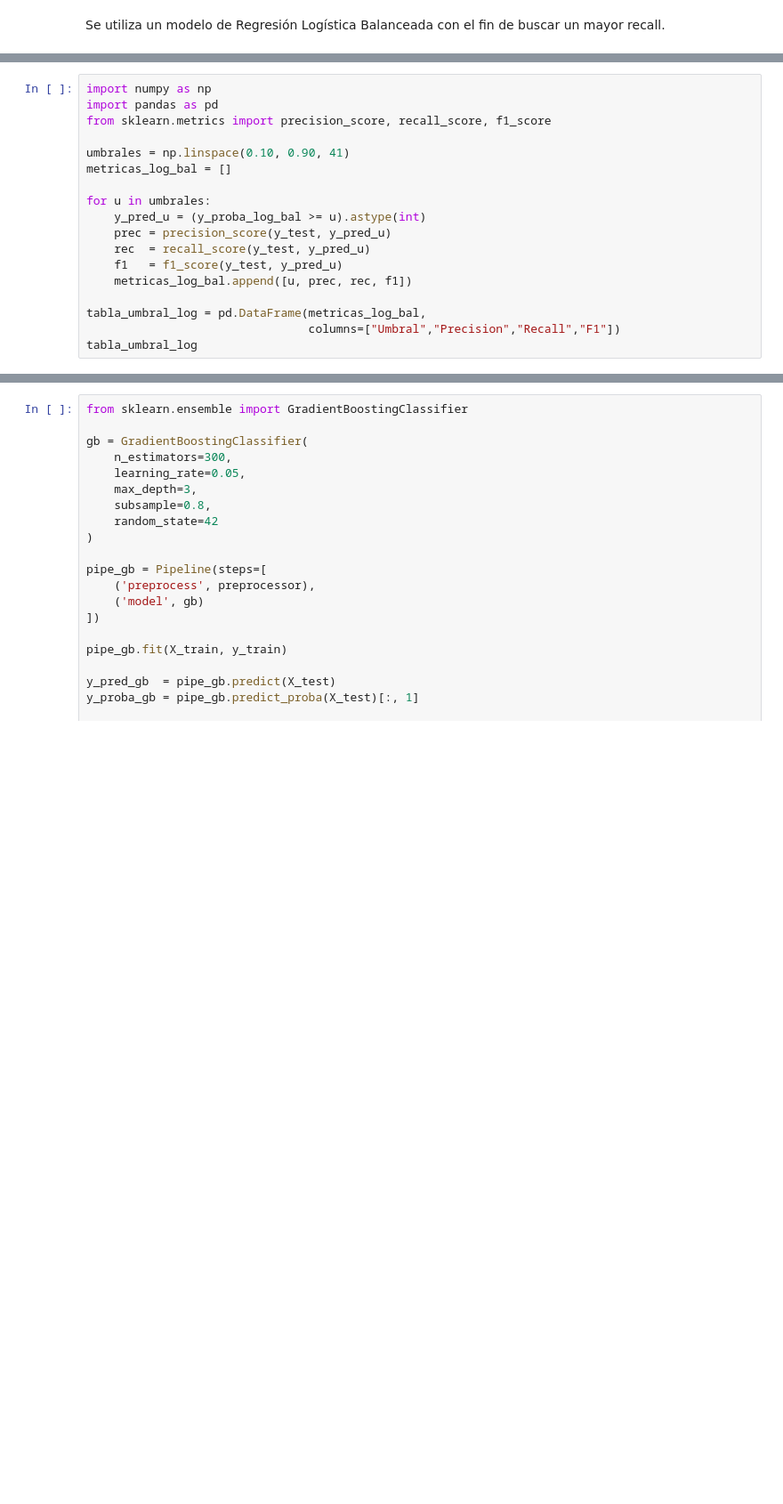
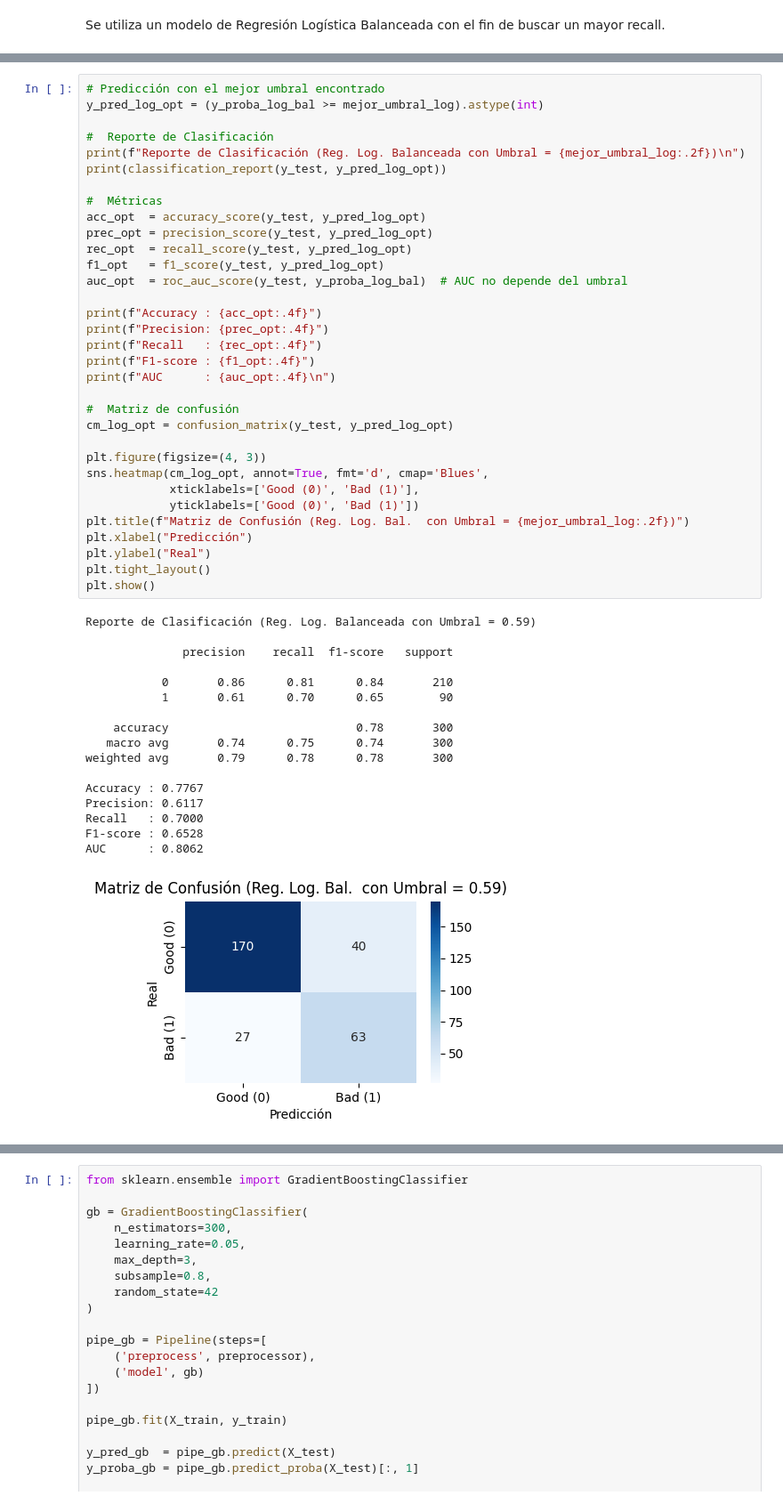
Before and after one commit to davids0064/analisis_datos, a Jupyter notebook: Taller_inova_pre1.ipynb, the cells around one changed output, grey strips where cells are left out. Shown at 89% size. Drawn from its saved outputs; the diff is of its cells as text; blank space fills up the shorter version.

```diff
--- a/Taller_inova_pre1.ipynb
+++ b/Taller_inova_pre1.ipynb
@@ -1407,18 +1384,0 @@ La Regresión Logística Balanceada:
-# %%
-import numpy as np
-import pandas as pd
-from sklearn.metrics import precision_score, recall_score, f1_score
-
-umbrales = np.linspace(0.10, 0.90, 41)
-metricas_log_bal = []
-
-for u in umbrales:
-    y_pred_u = (y_proba_log_bal >= u).astype(int)
-    prec = precision_score(y_test, y_pred_u)
-    rec  = recall_score(y_test, y_pred_u)
-    f1   = f1_score(y_test, y_pred_u)
-    metricas_log_bal.append([u, prec, rec, f1])
-
-tabla_umbral_log = pd.DataFrame(metricas_log_bal,
-                                columns=["Umbral","Precision","Recall","F1"])
-tabla_umbral_log
@@ -1622,0 +1601,51 @@ print("Confusion matrix:\n", confusion_matrix(y_test, y_pred_rf))
+# %%
+# Predicción con el mejor umbral encontrado
+y_pred_log_opt = (y_proba_log_bal >= mejor_umbral_log).astype(int)
+
+#  Reporte de Clasificación
+print(f"Reporte de Clasificación (Reg. Log. Balanceada con Umbral = {mejor_umbral_log:.2f})\n")
+print(classification_report(y_test, y_pred_log_opt))
+
+#  Métricas
+acc_opt  = accuracy_score(y_test, y_pred_log_opt)
+prec_opt = precision_score(y_test, y_pred_log_opt)
+rec_opt  = recall_score(y_test, y_pred_log_opt)
+f1_opt   = f1_score(y_test, y_pred_log_opt)
+auc_opt  = roc_auc_score(y_test, y_proba_log_bal)  # AUC no depende del umbral
+
+print(f"Accuracy : {acc_opt:.4f}")
+print(f"Precision: {prec_opt:.4f}")
+print(f"Recall   : {rec_opt:.4f}")
+print(f"F1-score : {f1_opt:.4f}")
+print(f"AUC      : {auc_opt:.4f}\n")
+
+#  Matriz de confusión
+cm_log_opt = confusion_matrix(y_test, y_pred_log_opt)
+
+plt.figure(figsize=(4, 3))
+sns.heatmap(cm_log_opt, annot=True, fmt='d', cmap='Blues',
+            xticklabels=['Good (0)', 'Bad (1)'],
+            yticklabels=['Good (0)', 'Bad (1)'])
+plt.title(f"Matriz de Confusión (Reg. Log. Bal.  con Umbral = {mejor_umbral_log:.2f})")
+plt.xlabel("Predicción")
+plt.ylabel("Real")
+plt.tight_layout()
+plt.show()
+# %% [output]
+Reporte de Clasificación (Reg. Log. Balanceada con Umbral = 0.59)
+
+              precision    recall  f1-score   support
+
+           0       0.86      0.81      0.84       210
+           1       0.61      0.70      0.65        90
+
+    accuracy                           0.78       300
+   macro avg       0.74      0.75      0.74       300
+weighted avg       0.79      0.78      0.78       300
+
+Accuracy : 0.7767
+Precision: 0.6117
+Recall   : 0.7000
+F1-score : 0.6528
+AUC      : 0.8062
+[figure, added]
```
Also changed, not shown: parts of 69 cells of this notebook.
